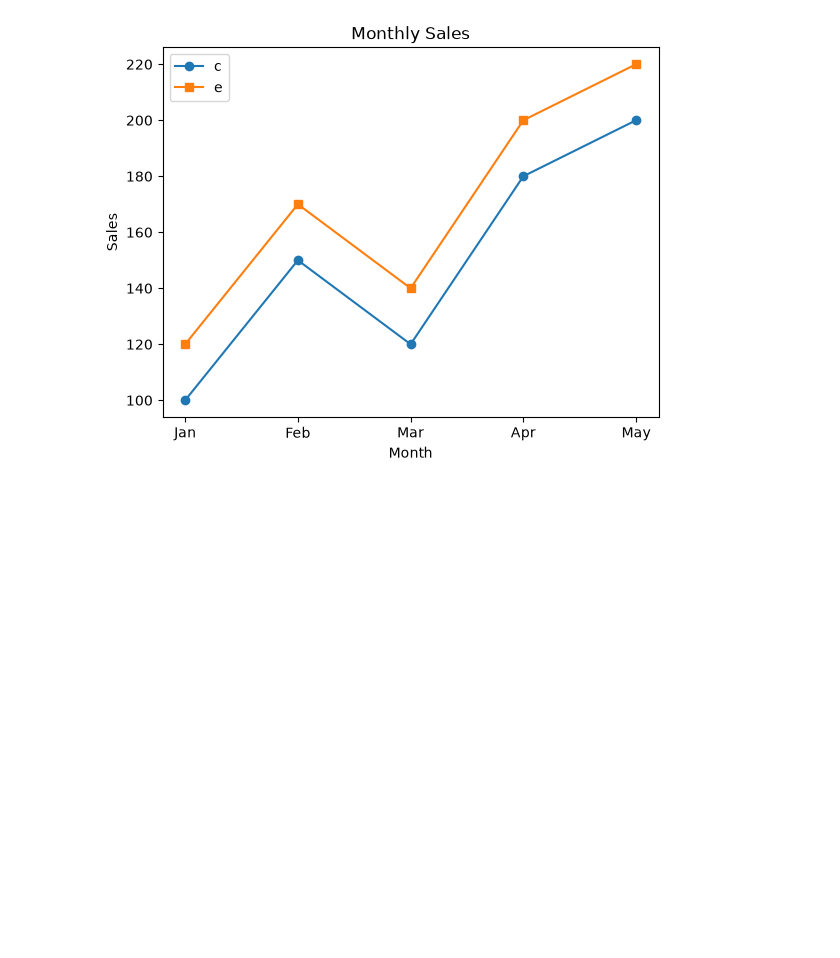
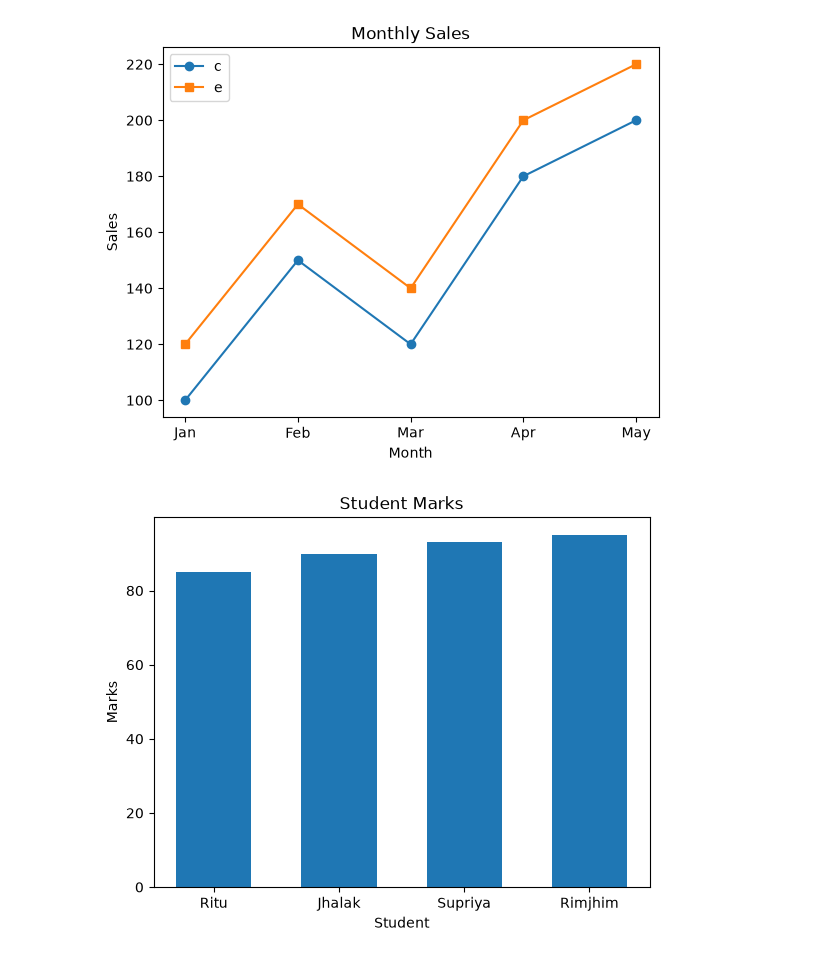
Before and after one commit to RituRai-03/Data-Visualization, a Jupyter notebook: Matplotlib.ipynb, the cells around one changed output. Saved outputs shown, nothing was run; the diff lists cells and outputs as text; code cells hidden in the pictures; blank space fills up the shorter version.

Commit message:
Bar and Pie Charts

```diff
--- a/Matplotlib.ipynb
+++ b/Matplotlib.ipynb
@@ -76,3 +76,16 @@ plt.legend("center")
 plt.show()
 # %% [output]
 [figure]
+# %%
+import matplotlib.pyplot as plt
+
+students = ["Ritu", "Jhalak","Supriya","Rimjhim"]
+marks = [85,90,93,95]
+
+plt.bar(students, marks, width=0.6)
+plt.title("Student Marks")
+plt.xlabel("Student")
+plt.ylabel("Marks")
+plt.show()
+# %% [output]
+[figure, added]
```
Also changed, not shown: parts of 3 cells of this notebook.
